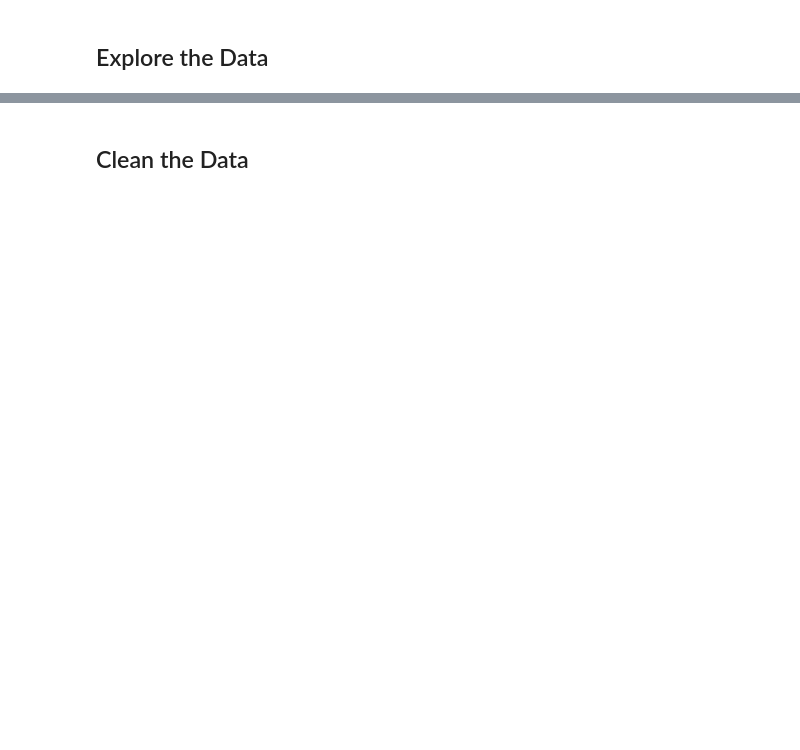
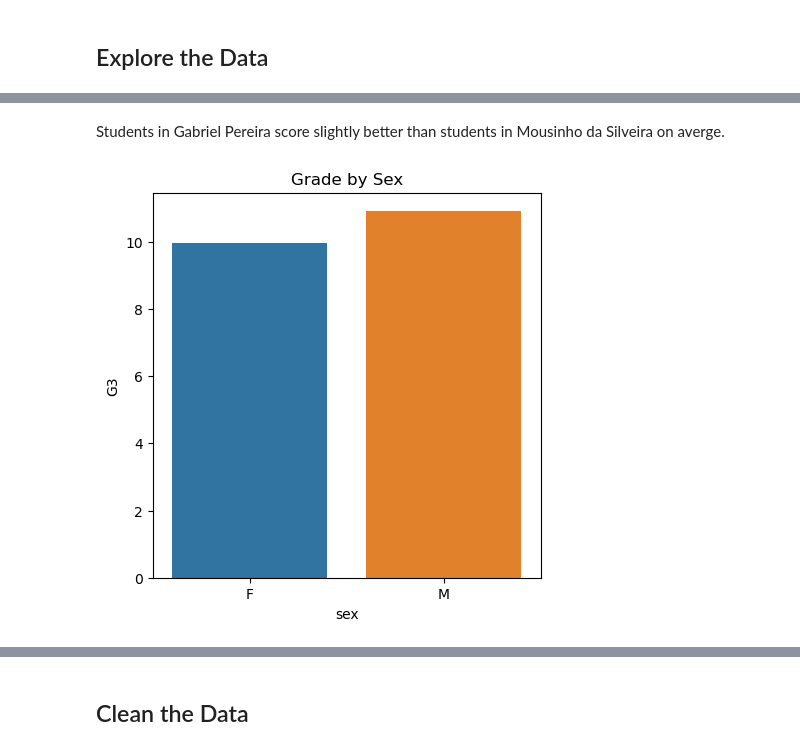
Before and after one commit to dreashola/Student-Performance-Prediction, a Jupyter notebook: Student Performance Project.ipynb, the cells around one changed output, grey strips where cells are left out. Drawn from its saved outputs; the diff is of its cells as text; code cells hidden in the pictures; blank space fills up the shorter version.

```diff
--- a/Student Performance Project.ipynb
+++ b/Student Performance Project.ipynb
@@ -116,0 +132,9 @@ maths_df.shape
+# %% [markdown]
+Students in Gabriel Pereira score slightly better than students in Mousinho da Silveira on averge.
+# %%
+plt.figure(figsize=(5,5))
+
+sns.barplot(x = 'sex', y = 'G3', errorbar=None, data = mat)
+plt.title('Grade by Sex');
+# %% [output]
+[figure, added]
```
Also changed, not shown: parts of 72 cells of this notebook.
